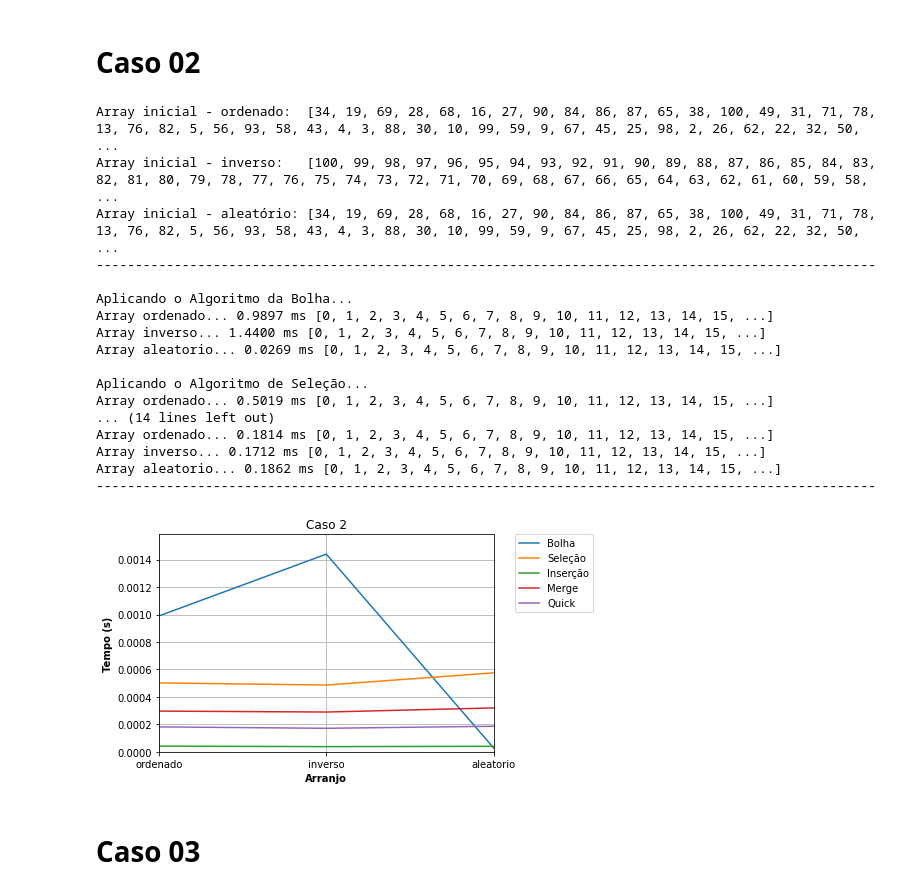
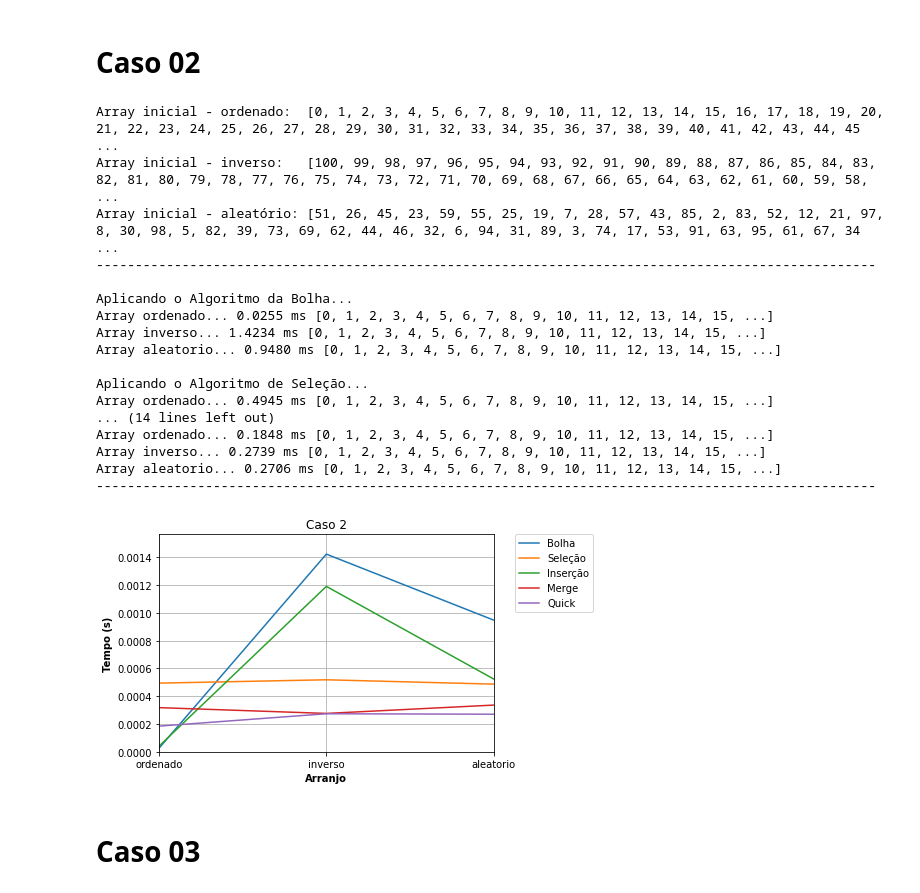
Before and after one commit to rodolfoplondero/Algoritmos-de-Ordenacao, a Jupyter notebook: Ordenação.ipynb, the cells around one changed output. Drawn from its saved outputs; the diff is of its cells as text; code cells hidden in the pictures.

```diff
--- a/Ordenação.ipynb
+++ b/Ordenação.ipynb
@@ -173,16 +162,20 @@ def aplicacao_algoritmos(algoritmo, key, val):
     ti = time.time()
 
     # Aplicação do algoritmo
-    res = algoritmo(val)
+    res = algoritmo(val.copy())
 
     # Fim do timer
     t = time.time() - ti
 
+    # Ajuste para conversão do tempo
+    # Se t > 1s não converte, se não multiplica por 1000 passando para milissegundos
     if t > 1:
         print(f"{t:.4f} s", end=" ")
     else:
         print(f"{t*1000:.4f} ms", end=" ")
 
+    # Imprime as primeiras 15 posições do array ordenado
+    # Para imprimir mais posições basta alterar o valor ou retirar a linha 26, corrigindo a identação da linha 27
     print("[", end="")
     x = 0
     while x < len(res):
@@ -254,11 +247,11 @@ array_inicial = list(range(casos[nome_caso]+1))
 
 # Dicionário com os arrays de acordo com cada arranjo
 array = dict()
-array['ordenado']  = array_inicial                       # Array ordenado
-array['inverso']   = sorted(array_inicial, reverse=True) # Array inverso
+array['ordenado']  = array_inicial.copy()                 # Array ordenado
+array['inverso']   = sorted(array_inicial, reverse=True)  # Array inverso
 
 random.shuffle(array_inicial)
-array['aleatorio'] = array_inicial                      # Array aleatório
+array['aleatorio'] = array_inicial.copy()                 # Array aleatório
 
 print(f"Array inicial - ordenado:  {array['ordenado']}")
 print(f"Array inicial - inverso:   {array['inverso']}")
@@ -366,17 +359,18 @@ array_inicial = list(range(casos[nome_caso]+1))
 
 # Dicionário com os arrays de acordo com cada arranjo
 array = dict()
-array['ordenado']  = array_inicial                       # Array ordenado
-array['inverso']   = sorted(array_inicial, reverse=True) # Array inverso
+array['ordenado']  = array_inicial.copy()                 # Array ordenado
+array['inverso']   = sorted(array_inicial, reverse=True)  # Array inverso
 
 random.shuffle(array_inicial)
-array['aleatorio'] = array_inicial                      # Array aleatório
+array['aleatorio'] = array_inicial.copy()                 # Array aleatório
 
 print(f"Array inicial - ordenado:  {array['ordenado']}")
 print(f"Array inicial - inverso:   {array['inverso']}")
 print(f"Array inicial - aleatório: {array['aleatorio']}")
 print("-"*100)
 
+# Variável para armazenar o tempo máximo, utilizada para definir o ymax do plot
 maximo = 0
 
 # Aplica os algoritmos para cada arranjo no dicionário "array"
@@ -430,43 +424,43 @@ for key, val in array.items():
 
 print("-"*100)
 print()
 
 # Plot dos tempos
 fig, ax0 = plt.subplots()
 
 ax0.plot(list(tempos[nome_caso]['bolha'].keys()),    list(tempos[nome_caso]['bolha'].values()),    label='Bolha')
 ax0.plot(list(tempos[nome_caso]['selecao'].keys()),  list(tempos[nome_caso]['selecao'].values()),  label='Seleção')
 ax0.plot(list(tempos[nome_caso]['insercao'].keys()), list(tempos[nome_caso]['insercao'].values()), label='Inserção')
 ax0.plot(list(tempos[nome_caso]['merge'].keys()),    list(tempos[nome_caso]['merge'].values()),    label='Merge')
 ax0.plot(list(tempos[nome_caso]['quick'].keys()),    list(tempos[nome_caso]['quick'].values()),    label='Quick')
 
 plt.title(nome_caso.title().replace("_", " "))
 plt.xlabel("Arranjo",   fontweight='bold')
 plt.ylabel("Tempo (s)", fontweight='bold')
 plt.xlim(0, 2)
 plt.ylim(bottom=0, top=maximo+(maximo/10))
 plt.legend(loc='center left', bbox_to_anchor=(1.05, 0.82))
 plt.grid()
 plt.show()
 # %% [output]
-Array inicial - ordenado:  [34, 19, 69, 28, 68, 16, 27, 90, 84, 86, 87, 65, 38, 100, 49, 31, 71, 78, 13, 76, 82, 5, 56, 93, 58, 43, 4, 3, 88, 30, 10, 99, 59, 9, 67, 45, 25, 98, 2, 26, 62, 22, 32, 50,  ...
+Array inicial - ordenado:  [0, 1, 2, 3, 4, 5, 6, 7, 8, 9, 10, 11, 12, 13, 14, 15, 16, 17, 18, 19, 20, 21, 22, 23, 24, 25, 26, 27, 28, 29, 30, 31, 32, 33, 34, 35, 36, 37, 38, 39, 40, 41, 42, 43, 44, 45 ...
 Array inicial - inverso:   [100, 99, 98, 97, 96, 95, 94, 93, 92, 91, 90, 89, 88, 87, 86, 85, 84, 83, 82, 81, 80, 79, 78, 77, 76, 75, 74, 73, 72, 71, 70, 69, 68, 67, 66, 65, 64, 63, 62, 61, 60, 59, 58, ...
-Array inicial - aleatório: [34, 19, 69, 28, 68, 16, 27, 90, 84, 86, 87, 65, 38, 100, 49, 31, 71, 78, 13, 76, 82, 5, 56, 93, 58, 43, 4, 3, 88, 30, 10, 99, 59, 9, 67, 45, 25, 98, 2, 26, 62, 22, 32, 50,  ...
+Array inicial - aleatório: [51, 26, 45, 23, 59, 55, 25, 19, 7, 28, 57, 43, 85, 2, 83, 52, 12, 21, 97, 8, 30, 98, 5, 82, 39, 73, 69, 62, 44, 46, 32, 6, 94, 31, 89, 3, 74, 17, 53, 91, 63, 95, 61, 67, 34 ...
 ----------------------------------------------------------------------------------------------------
 
 Aplicando o Algoritmo da Bolha...
-Array ordenado... 0.9897 ms [0, 1, 2, 3, 4, 5, 6, 7, 8, 9, 10, 11, 12, 13, 14, 15, ...]
-Array inverso... 1.4400 ms [0, 1, 2, 3, 4, 5, 6, 7, 8, 9, 10, 11, 12, 13, 14, 15, ...]
-Array aleatorio... 0.0269 ms [0, 1, 2, 3, 4, 5, 6, 7, 8, 9, 10, 11, 12, 13, 14, 15, ...]
+Array ordenado... 0.0255 ms [0, 1, 2, 3, 4, 5, 6, 7, 8, 9, 10, 11, 12, 13, 14, 15, ...]
+Array inverso... 1.4234 ms [0, 1, 2, 3, 4, 5, 6, 7, 8, 9, 10, 11, 12, 13, 14, 15, ...]
+Array aleatorio... 0.9480 ms [0, 1, 2, 3, 4, 5, 6, 7, 8, 9, 10, 11, 12, 13, 14, 15, ...]
 
 Aplicando o Algoritmo de Seleção...
-Array ordenado... 0.5019 ms [0, 1, 2, 3, 4, 5, 6, 7, 8, 9, 10, 11, 12, 13, 14, 15, ...]
+Array ordenado... 0.4945 ms [0, 1, 2, 3, 4, 5, 6, 7, 8, 9, 10, 11, 12, 13, 14, 15, ...]
 ... (14 lines left out)
-Array ordenado... 0.1814 ms [0, 1, 2, 3, 4, 5, 6, 7, 8, 9, 10, 11, 12, 13, 14, 15, ...]
-Array inverso... 0.1712 ms [0, 1, 2, 3, 4, 5, 6, 7, 8, 9, 10, 11, 12, 13, 14, 15, ...]
-Array aleatorio... 0.1862 ms [0, 1, 2, 3, 4, 5, 6, 7, 8, 9, 10, 11, 12, 13, 14, 15, ...]
+Array ordenado... 0.1848 ms [0, 1, 2, 3, 4, 5, 6, 7, 8, 9, 10, 11, 12, 13, 14, 15, ...]
+Array inverso... 0.2739 ms [0, 1, 2, 3, 4, 5, 6, 7, 8, 9, 10, 11, 12, 13, 14, 15, ...]
+Array aleatorio... 0.2706 ms [0, 1, 2, 3, 4, 5, 6, 7, 8, 9, 10, 11, 12, 13, 14, 15, ...]
 ----------------------------------------------------------------------------------------------------
-[figure, old version]
+[figure, new version]
 # %% [markdown]
 # Caso 03
 # %%
```
Also changed, not shown: parts of 6 cells of this notebook.
